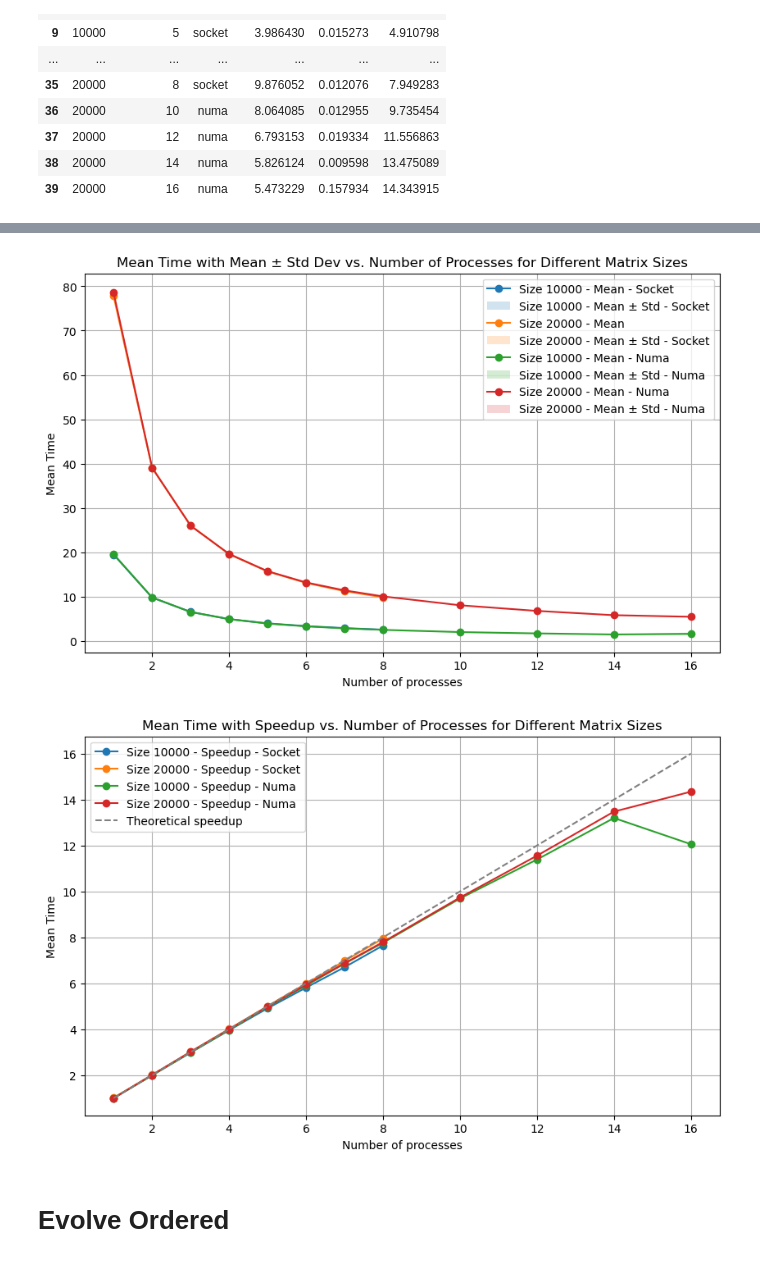
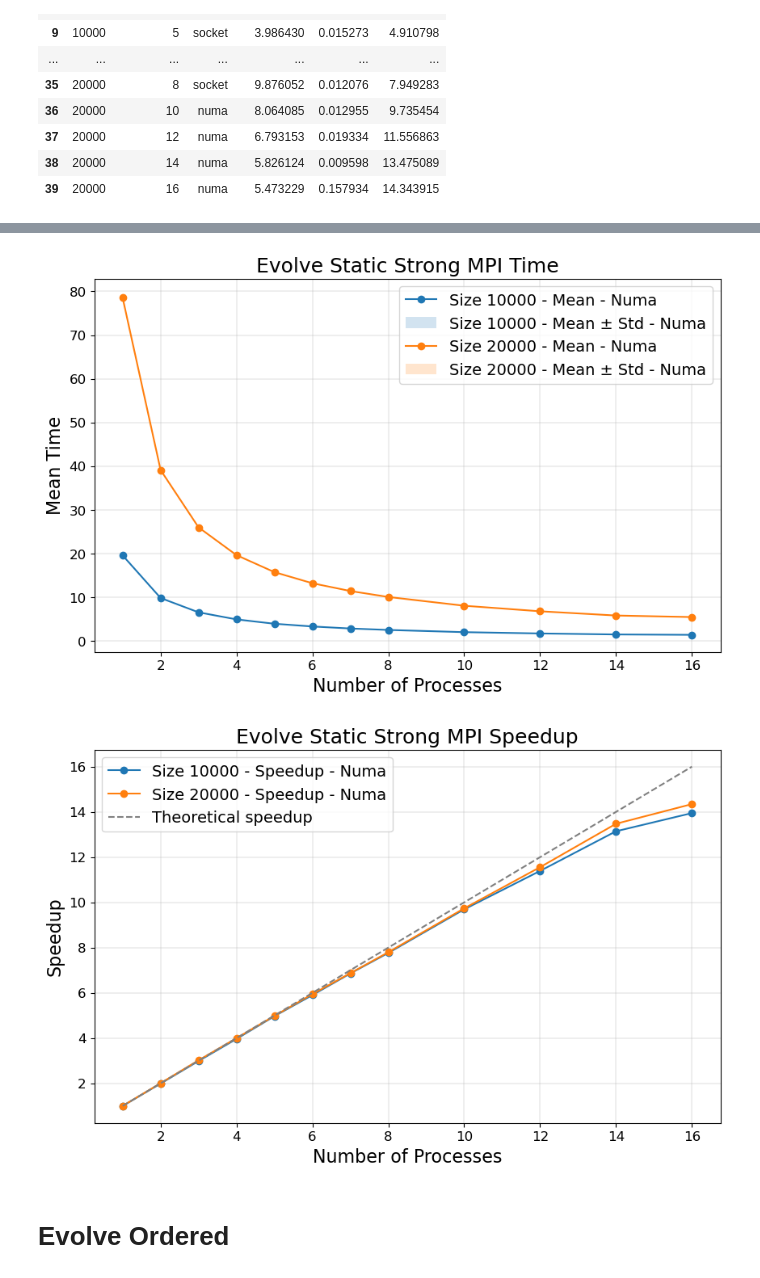
Before and after one commit to SDavenia/FHPC_Assignment, a Jupyter notebook: Exercise1/analysis1.ipynb, the cells around one changed output, grey strips where cells are left out. Saved outputs shown, nothing was run; the diff lists cells and outputs as text; code cells hidden in the pictures.

```diff
--- a/Exercise1/analysis1.ipynb
+++ b/Exercise1/analysis1.ipynb
@@ -429,43 +464,46 @@ grouped_df_evolve_static
 # %%
 # Separate the DataFrame into two subsets based on size
-df_10000_socket = grouped_df_evolve_static[(grouped_df_evolve_static['size'] == 10000) & (grouped_df_evolve_static['type'] == 'socket')]
-df_20000_socket = grouped_df_evolve_static[(grouped_df_evolve_static['size'] == 20000) & (grouped_df_evolve_static['type'] == 'socket')]
+#df_10000_socket = grouped_df_evolve_static[(grouped_df_evolve_static['size'] == 10000) & (grouped_df_evolve_static['type'] == 'socket')]
+#df_20000_socket = grouped_df_evolve_static[(grouped_df_evolve_static['size'] == 20000) & (grouped_df_evolve_static['type'] == 'socket')]
 df_10000_numa = grouped_df_evolve_static[(grouped_df_evolve_static['size'] == 10000) & (grouped_df_evolve_static['type'] == 'numa')]
 df_20000_numa = grouped_df_evolve_static[(grouped_df_evolve_static['size'] == 20000) & (grouped_df_evolve_static['type'] == 'numa')]
 
 # Create the plot
 plt.figure(figsize=(10, 6))
 
 # Plot for size 10000
-plt.plot(df_10000_socket['processes'], df_10000_socket['mean_time'], label='Size 10000 - Mean - Socket', marker='o')
-plt.fill_between(df_10000_socket['processes'], df_10000_socket['mean_time'] - df_10000_socket['std_time'], df_10000_socket['mean_time'] + df_10000_socket['std_time'], alpha=0.2, label='Size 10000 - Mean ± Std - Socket')
+#plt.plot(df_10000_socket['processes'], df_10000_socket['mean_time'], label='Size 10000 - Mean - Socket', marker='o')
+#plt.fill_between(df_10000_socket['processes'], df_10000_socket['mean_time'] - df_10000_socket['std_time'], df_10000_socket['mean_time'] + df_10000_socket['std_time'], alpha=0.2, label='Size 10000 - Mean ± Std - Socket')
 
 # Plot for size 20000
-plt.plot(df_20000_socket['processes'], df_20000_socket['mean_time'], label='Size 20000 - Mean', marker='o')
-plt.fill_between(df_20000_socket['processes'], df_20000_socket['mean_time'] - df_20000_socket['std_time'], df_20000_socket['mean_time'] + df_20000_socket['std_time'], alpha=0.2, label='Size 20000 - Mean ± Std - Socket')
+#plt.plot(df_20000_socket['processes'], df_20000_socket['mean_time'], label='Size 20000 - Mean', marker='o')
+#plt.fill_between(df_20000_socket['processes'], df_20000_socket['mean_time'] - df_20000_socket['std_time'], df_20000_socket['mean_time'] + df_20000_socket['std_time'], alpha=0.2, label='Size 20000 - Mean ± Std - Socket')
 
 # Plot for size 10000
 plt.plot(df_10000_numa['processes'], df_10000_numa['mean_time'], label='Size 10000 - Mean - Numa', marker='o')
 plt.fill_between(df_10000_numa['processes'], df_10000_numa['mean_time'] - df_10000_numa['std_time'], df_10000_numa['mean_time'] + df_10000_numa['std_time'], alpha=0.2, label='Size 10000 - Mean ± Std - Numa')
 
 # Plot for size 20000
 plt.plot(df_20000_numa['processes'], df_20000_numa['mean_time'], label='Size 20000 - Mean - Numa', marker='o')
 plt.fill_between(df_20000_numa['processes'], df_20000_numa['mean_time'] - df_20000_numa['std_time'], df_20000_numa['mean_time'] + df_20000_numa['std_time'], alpha=0.2, label='Size 20000 - Mean ± Std - Numa')
 
 
 # Add labels and title
-plt.xlabel('Number of processes')
-plt.ylabel('Mean Time')
-plt.title('Mean Time with Mean ± Std Dev vs. Number of Processes for Different Matrix Sizes')
+plt.xlabel('Number of Processes', fontsize = 16)
+plt.ylabel('Mean Time', fontsize = 16)
+plt.title('Evolve Static Strong MPI Time', fontsize = 18)
+
+plt.xticks(fontsize=12)
+plt.yticks(fontsize=12)
 
 # Add legend
-plt.legend()
+plt.legend(fontsize=14)
 
 # Show the plot
-plt.grid()
+plt.grid(linewidth = 0.3)
 plt.show()
 # %% [output]
-[figure, old version]
+[figure, new version]
 # %%
 import pandas as pd
 import matplotlib.pyplot as plt
@@ -473,8 +511,8 @@ import matplotlib.pyplot as plt
 # Assuming you already have your DataFrame, let's call it 'df'
 
 # Separate the DataFrame into two subsets based on size
-df_10000_socket = grouped_df_evolve_static[(grouped_df_evolve_static['size'] == 10000) & (grouped_df_evolve_static['type'] == 'socket')]
-df_20000_socket = grouped_df_evolve_static[(grouped_df_evolve_static['size'] == 20000) & (grouped_df_evolve_static['type'] == 'socket')]
+#df_10000_socket = grouped_df_evolve_static[(grouped_df_evolve_static['size'] == 10000) & (grouped_df_evolve_static['type'] == 'socket')]
+#df_20000_socket = grouped_df_evolve_static[(grouped_df_evolve_static['size'] == 20000) & (grouped_df_evolve_static['type'] == 'socket')]
 df_10000_numa = grouped_df_evolve_static[(grouped_df_evolve_static['size'] == 10000) & (grouped_df_evolve_static['type'] == 'numa')]
 df_20000_numa = grouped_df_evolve_static[(grouped_df_evolve_static['size'] == 20000) & (grouped_df_evolve_static['type'] == 'numa')]
 
@@ -483,10 +521,10 @@ df_20000_numa = grouped_df_evolve_static[(grouped_df_evolve_static['size'] == 20
 plt.figure(figsize=(10, 6))
 
 # Plot for size 10000
-plt.plot(df_10000_socket['processes'], df_10000_socket['speedup'], label='Size 10000 - Speedup - Socket', marker='o')
+#plt.plot(df_10000_socket['processes'], df_10000_socket['speedup'], label='Size 10000 - Speedup - Socket', marker='o')
 
 # Plot for size 20000
-plt.plot(df_20000_socket['processes'], df_20000_socket['speedup'], label='Size 20000 - Speedup - Socket', marker='o')
+#plt.plot(df_20000_socket['processes'], df_20000_socket['speedup'], label='Size 20000 - Speedup - Socket', marker='o')
 
 # Plot for size 10000
 plt.plot(df_10000_numa['processes'], df_10000_numa['speedup'], label='Size 10000 - Speedup - Numa', marker='o')
@@ -498,18 +536,21 @@ plt.plot(df_20000_numa['processes'], df_20000_numa['speedup'], label='Size 20000
 plt.plot(df_20000_numa['processes'], df_20000_numa['processes'], linestyle='--', color='gray', label='Theoretical speedup')
 
 # Add labels and title
-plt.xlabel('Number of processes')
-plt.ylabel('Mean Time')
-plt.title('Mean Time with Speedup vs. Number of Processes for Different Matrix Sizes')
+plt.xlabel('Number of Processes', fontsize = 16)
+plt.ylabel('Speedup', fontsize = 16)
+plt.title('Evolve Static Strong MPI Speedup', fontsize = 18)
+
+plt.xticks(fontsize=12)
+plt.yticks(fontsize=12)
 
 # Add legend
-plt.legend()
+plt.legend(fontsize=14)
 
 # Show the plot
-plt.grid()
+plt.grid(linewidth = 0.3)
 plt.show()
 # %% [output]
-[figure, old version]
+[figure, new version]
 # %% [markdown]
 # Evolve Ordered
 # %%
```
Also changed, not shown: parts of 9 cells of this notebook, 1 other file.
